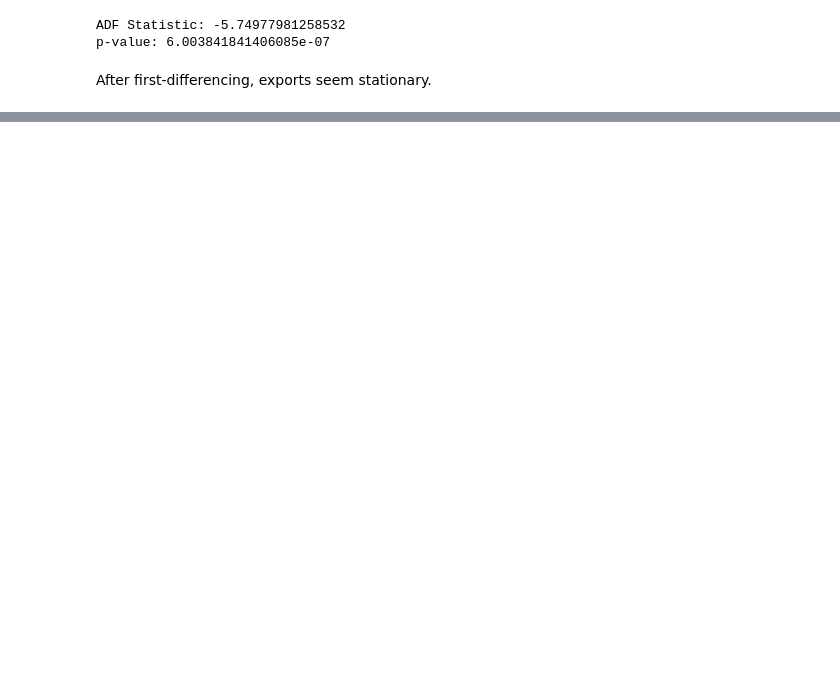
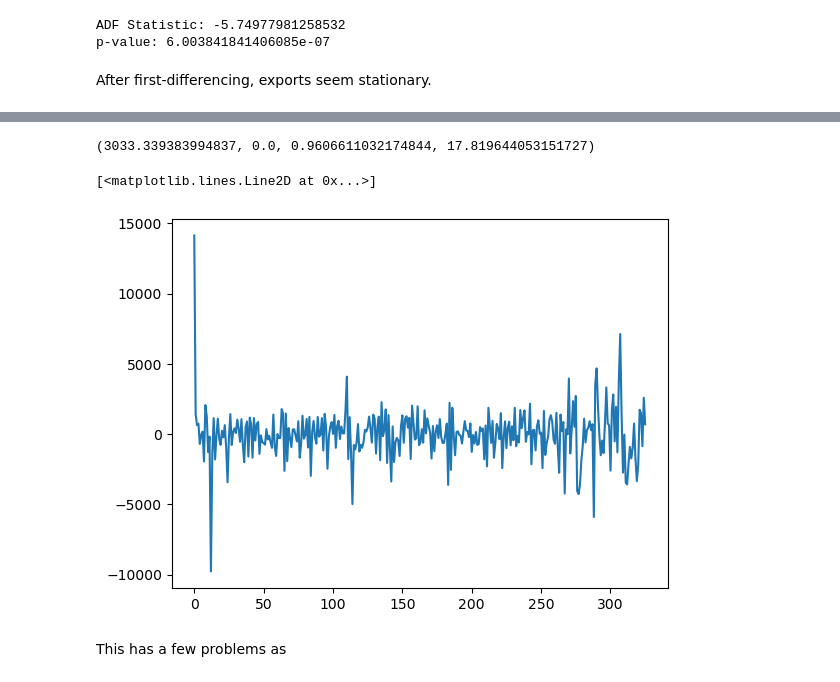
Before and after one commit to charlieollerenshaw/st451-project, a Jupyter notebook: tradebalanceregression.ipynb, the cells around one changed output, grey strips where cells are left out. Cells and saved outputs as stored; diff of their text form; code cells hidden in the pictures; blank space fills up the shorter version.

```diff
--- a/tradebalanceregression.ipynb
+++ b/tradebalanceregression.ipynb
@@ -39,3 +26,14 @@ plt.tight_layout()
 plt.show()
 # %% [output]
 [figure]
+# %%
+# Split data for training & testing
+# Trained on historical data; Tested on past year (Mar 2024 - Feb 2025)
+
+train_size = 326
+test_size = 12
+
+Y_train = df.iloc[:train_size, 1]  # First 326 points
+Y_test = df.iloc[-test_size:, 1]  # Last 12 points
+X_train = df.iloc[:train_size, 0]  # First 326 points
+X_test = df.iloc[-test_size:, 0]  # Last 12 points
@@ -68,3 +74,17 @@ ADF Statistic: -5.74977981258532
 p-value: 6.003841841406085e-07
 # %% [markdown]
 After first-differencing, exports seem stationary.
+# %%
+from statsmodels.tsa.statespace.sarimax import SARIMAX
+from statsmodels.graphics.tsaplots import plot_acf, plot_pacf
+from sklearn.metrics import mean_absolute_error, mean_squared_error
+
+# Define SARIMA parameters
+p, d, q = 1, 1, 1
+P, D, Q, s = 1, 1, 1, 12  # Assuming monthly seasonality
+
+# Fit the SARIMA model
+sarima = SARIMAX(Y_train, order=(p, d, q), seasonal_order=(P, D, Q, s))
+results = sarima.fit()
+model
+results.summary()
@@ -70,0 +112,16 @@ After first-differencing, exports seem stationary.
+# %%
+residuals = results.resid
+
+# Perform the Jarque-Bera test
+jb_test = sm.stats.stattools.jarque_bera(residuals)
+
+# Print the results
+print(jb_test)
+
+plt.plot(residuals)
+# %% [output]
+(3033.339383994837, 0.0, 0.9606611032174844, 17.819644053151727)
+[<matplotlib.lines.Line2D at 0x...>]
+[figure, added]
+# %% [markdown]
+This has a few problems as
```
Also changed, not shown: parts of 8 cells of this notebook, 1 other file.
